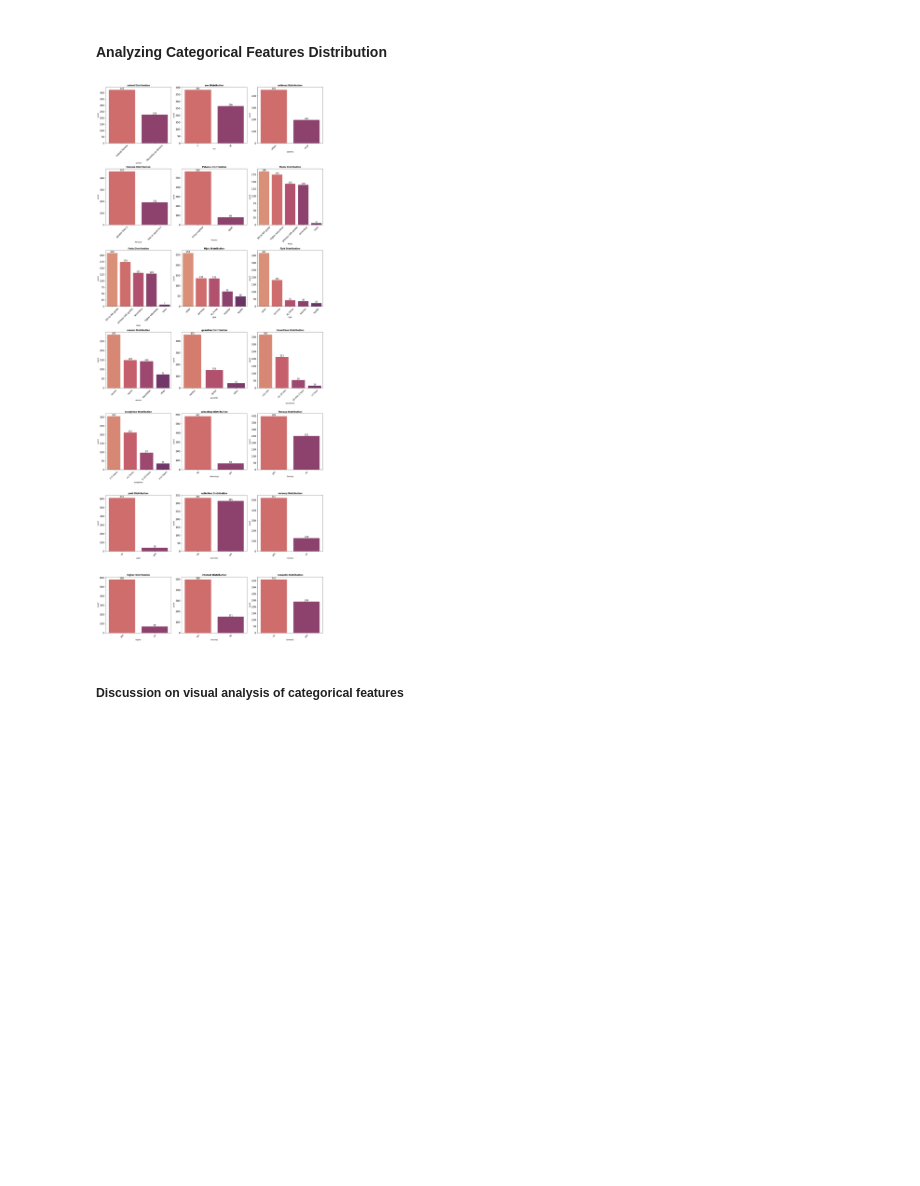
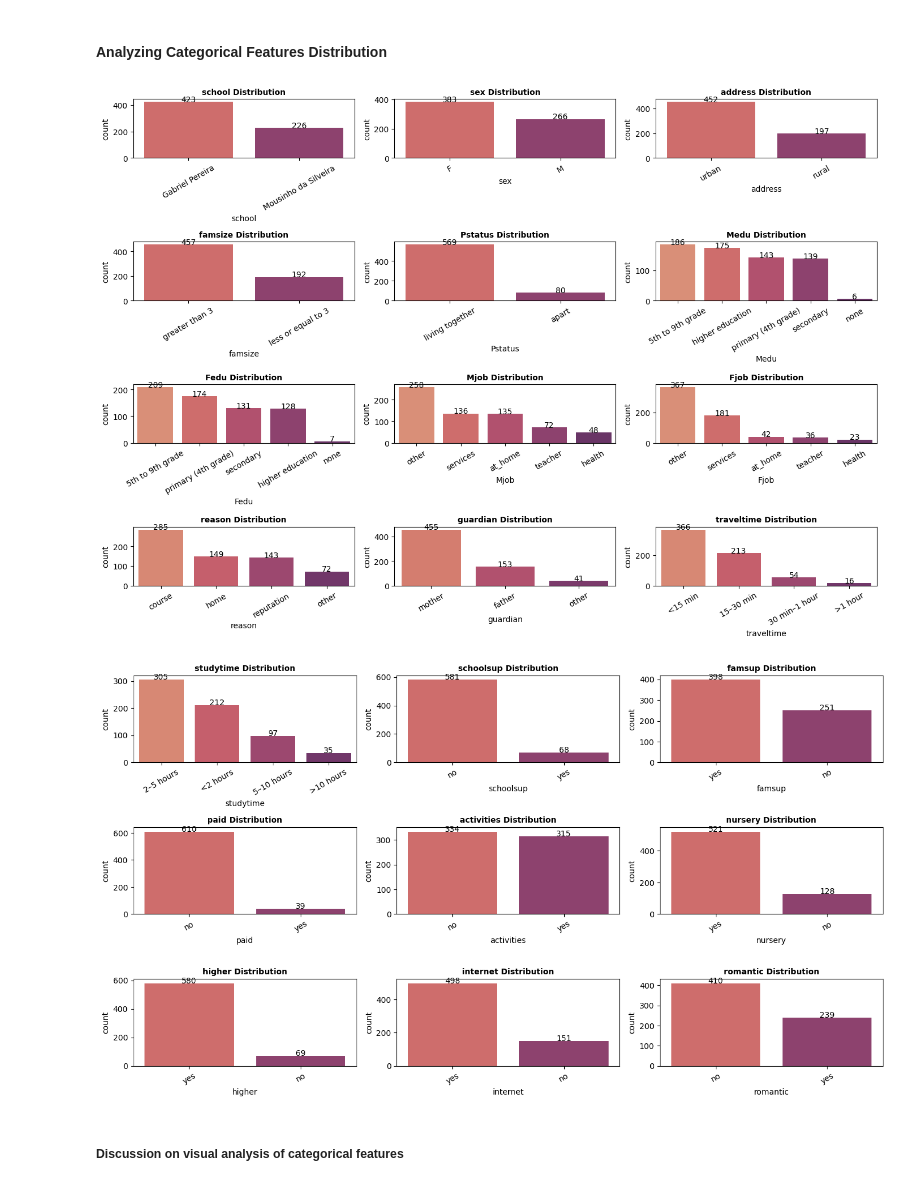
Before and after one commit to Yahtze/CS-9223-RAI-Project, a Jupyter notebook: main.ipynb, the cells around one changed output. Cells and saved outputs as stored; diff of their text form; code cells hidden in the pictures; blank space fills up the shorter version.

Commit message:
split categorical columns into two groups for better visualization

```diff
--- a/main.ipynb
+++ b/main.ipynb
@@ -247,31 +247,55 @@ full_df[cat_cols].head()
 # %%
 # Re-identify categorical columns after transformation
 num_cols = full_df.select_dtypes(include='int64').columns
 cat_cols = full_df.select_dtypes(include='object').columns
 
-# Create bar charts for all categorical variables
-fig, axes = plt.subplots(7, 3, figsize=(18, 44))
-axes = axes.flatten()
+# Split categorical columns into two groups
+mid_point = len(cat_cols) // 2 + 2
+cat_cols_1 = cat_cols[:mid_point]
+cat_cols_2 = cat_cols[mid_point:]
 
-for i, col_name in enumerate(cat_cols):
-    ax = axes[i]
+# Create first plot
+fig1, axes1 = plt.subplots(4, 3, figsize=(14, 10))
+axes1 = axes1.flatten()
+
+for i, col_name in enumerate(cat_cols_1):
+    ax = axes1[i]
     sn.countplot(data=full_df, x=col_name, ax=ax, palette="flare", order=full_df[col_name].value_counts().index)
-    ax.set_title(f"{col_name} Distribution", fontsize=12, fontweight='bold')
-    ax.tick_params(axis='x', rotation=45, labelsize=12)
-    ax.tick_params(axis='y', labelsize=14)
+    ax.set_title(f"{col_name} Distribution", fontsize=10, fontweight='bold')
+    ax.tick_params(axis='x', rotation=30, labelsize=10)
+    ax.tick_params(axis='y', labelsize=10)
 
-    # Add count labels on bars
     for container in ax.containers:
-        ax.bar_label(container, fmt='%d', fontsize=12)
+        ax.bar_label(container, fmt='%d', fontsize=10, padding=-2)
 
-# Remove unused subplots
-for j in range(len(cat_cols), len(axes)):
-    fig.delaxes(axes[j])
+for j in range(len(cat_cols_1), len(axes1)):
+    fig1.delaxes(axes1[j])
 
 plt.tight_layout()
 plt.show()
+
+# Create second plot
+fig2, axes2 = plt.subplots(4, 3, figsize=(14, 10))
+axes2 = axes2.flatten()
+
+for i, col_name in enumerate(cat_cols_2):
+    ax = axes2[i]
+    sn.countplot(data=full_df, x=col_name, ax=ax, palette="flare", order=full_df[col_name].value_counts().index)
+    ax.set_title(f"{col_name} Distribution", fontsize=10, fontweight='bold')
+    ax.tick_params(axis='x', rotation=30, labelsize=10)
+    ax.tick_params(axis='y', labelsize=10)
+
+    for container in ax.containers:
+        ax.bar_label(container, fmt='%d', fontsize=10, padding=-2)
+
+for j in range(len(cat_cols_2), len(axes2)):
+    fig2.delaxes(axes2[j])
+
+plt.tight_layout()
+plt.show()
 # %% [output]
-[figure, old version]
+[figure, new version]
+[figure, added]
 # %% [markdown]
 ##### Discussion on visual analysis of categorical features
 # %% [markdown]
```
Also changed, not shown: parts of 1 cell of this notebook.
